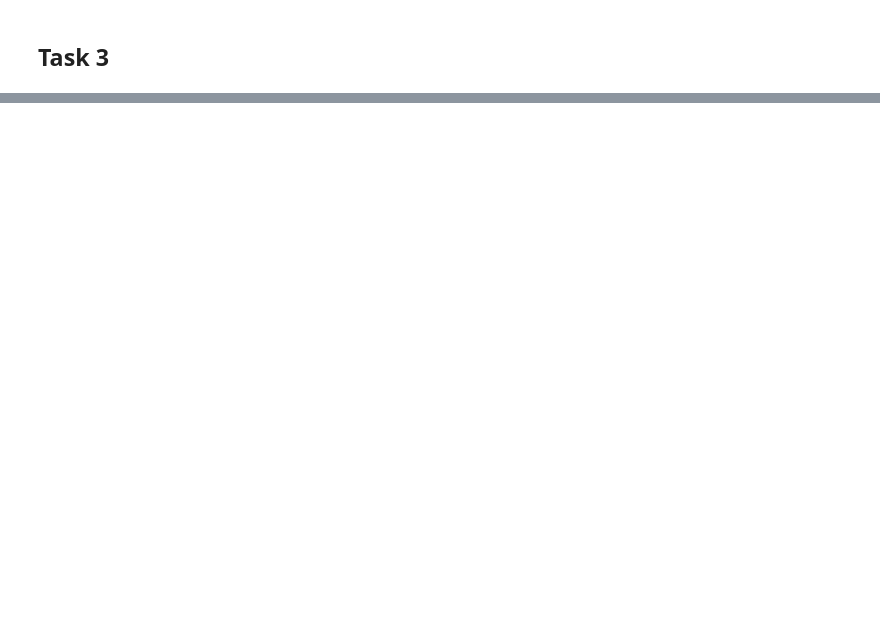
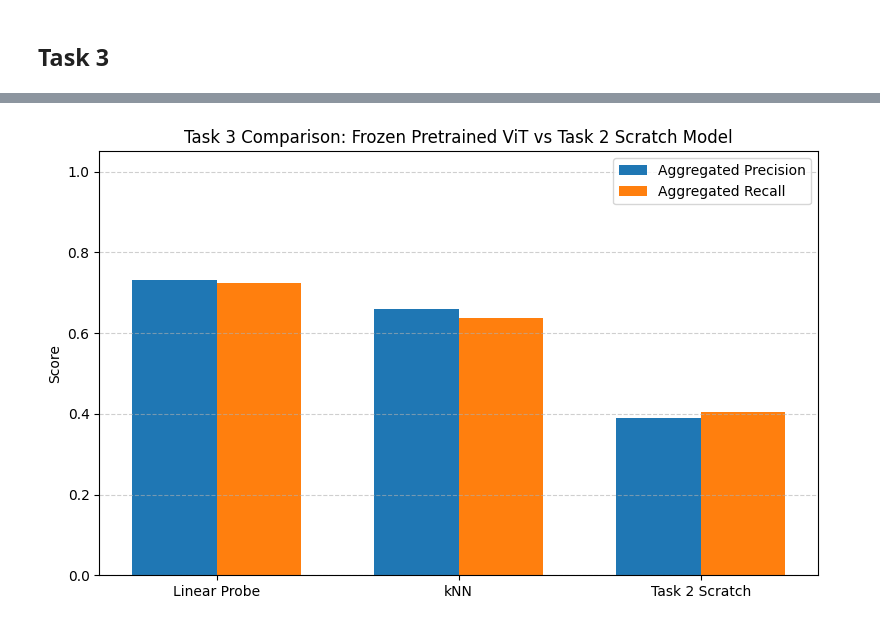
Before and after one commit to Yeswanthprasad1/DL_assign_2, a Jupyter notebook: assignment2_skeleton.ipynb, the cells around one changed output, grey strips where cells are left out. Drawn from its saved outputs; the diff is of its cells as text; code cells hidden in the pictures; blank space fills up the shorter version.

```diff
--- a/assignment2_skeleton.ipynb
+++ b/assignment2_skeleton.ipynb
@@ -898,3 +900,23 @@ class LinearProbeClassifier(nn.Module):
 
         # Then the features from the backbone are passed through the linear head to get the final logits for classification.
         pass
+# %%
+import torch
+import torch.nn as nn
+from torchvision.models import vit_b_16, ViT_B_16_Weights
+
+device = torch.device("cuda" if torch.cuda.is_available() else "cpu")
+
+weights = ViT_B_16_Weights.IMAGENET1K_V1
+vit_encoder = vit_b_16(weights=weights)
+
+feature_dim = vit_encoder.heads.head.in_features
+vit_encoder.heads = nn.Identity()
+
+for param in vit_encoder.parameters():
+    param.requires_grad = False
+
+vit_encoder = vit_encoder.to(device)
+vit_encoder.eval()
+
+print("feature dimension:", feature_dim)
@@ -900,0 +1093,64 @@ class LinearProbeClassifier(nn.Module):
+# %%
+import numpy as np
+import matplotlib.pyplot as plt
+from sklearn.metrics import precision_recall_fscore_support
+
+def macro_precision_recall(y_true, y_pred, num_classes=8):
+    precision, recall, _, _ = precision_recall_fscore_support(
+        y_true,
+        y_pred,
+        labels=range(num_classes),
+        zero_division=0
+    )
+    return np.mean(precision), np.mean(recall)
+
+
+linear_probe.eval()
+with torch.no_grad():
+    linear_logits = linear_probe(test_features.to(device))
+    linear_preds = linear_logits.argmax(dim=1).cpu()
+
+linear_precision, linear_recall = macro_precision_recall(
+    test_labels.numpy(),
+    linear_preds.numpy()
+)
+
+
+knn_precision, knn_recall = macro_precision_recall(
+    test_labels.numpy(),
+    knn_preds.numpy()
+)
+
+
+scratch_precision = clean_precision
+scratch_recall = clean_recall
+
+
+# Print results
+print("=== Task 3 Comparison: Aggregated Test Metrics ===")
+print(f"Pretrained ViT + Linear Probe | Precision: {linear_precision:.4f} | Recall: {linear_recall:.4f}")
+print(f"Pretrained ViT + kNN          | Precision: {knn_precision:.4f} | Recall: {knn_recall:.4f}")
+print(f"Task 2 Scratch ViT            | Precision: {scratch_precision:.4f} | Recall: {scratch_recall:.4f}")
+
+
+methods = ["Linear Probe", "kNN", "Task 2 Scratch"]
+precisions = [linear_precision, knn_precision, scratch_precision]
+recalls = [linear_recall, knn_recall, scratch_recall]
+
+x = np.arange(len(methods))
+width = 0.35
+
+plt.figure(figsize=(8, 5))
+plt.bar(x - width/2, precisions, width, label="Aggregated Precision")
+plt.bar(x + width/2, recalls, width, label="Aggregated Recall")
+
+
+plt.xticks(x, methods)
+plt.ylim(0, 1.05)
+plt.ylabel("Score")
+plt.title("Task 3 Comparison: Frozen Pretrained ViT vs Task 2 Scratch Model")
+plt.legend()
+plt.grid(axis="y", linestyle="--", alpha=0.6)
+plt.tight_layout()
+plt.show()
+# %% [output]
@@ -900,0 +1161 @@ class LinearProbeClassifier(nn.Module):
+[figure, added]
```
Also changed, not shown: parts of 9 cells of this notebook, 1 other file.
